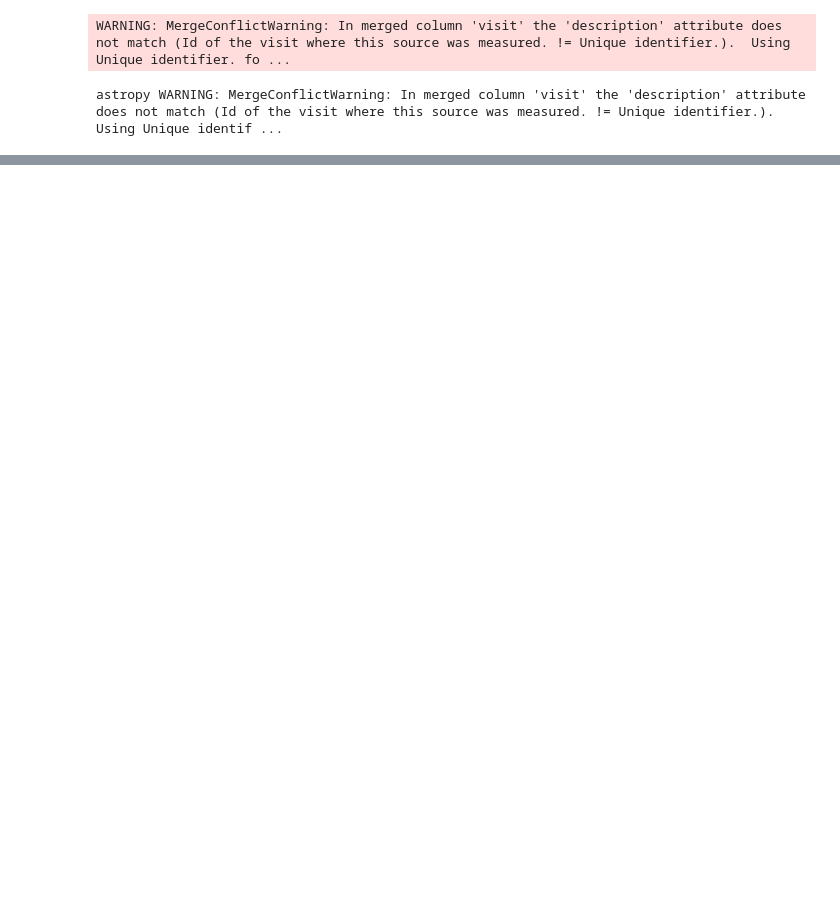
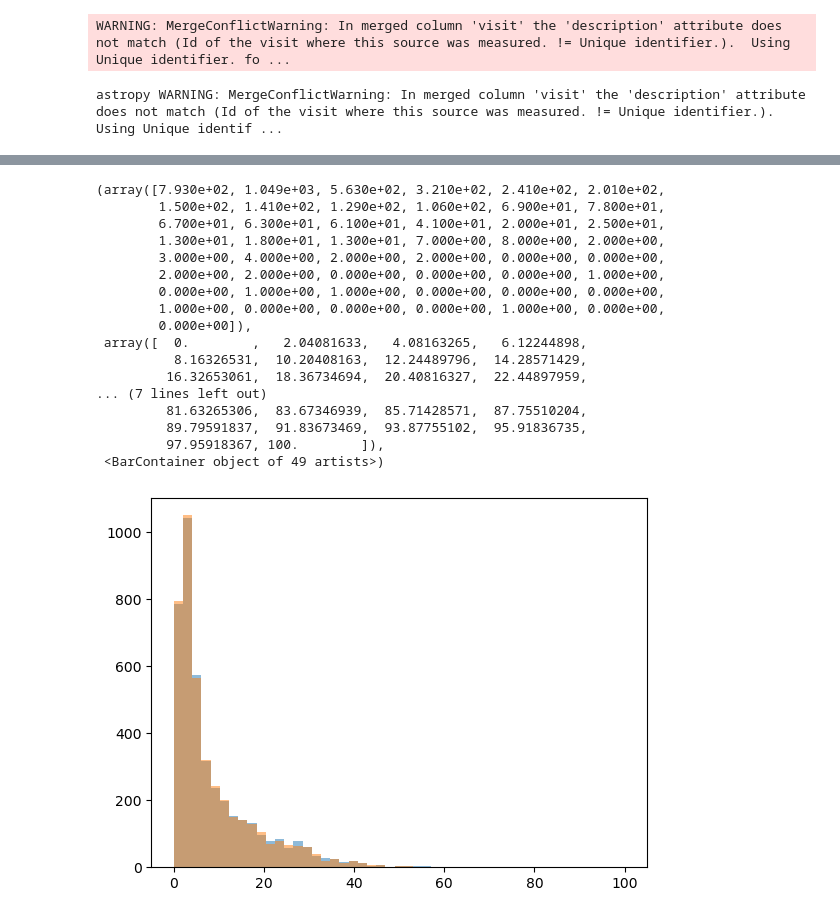
Before and after one commit to LSSTDESC/DifferentialCR, a Jupyter notebook: DP1_singleColorCorr.ipynb, the cells around one changed output, grey strips where cells are left out. Cells and saved outputs as stored; diff of their text form; code cells hidden in the pictures; blank space fills up the shorter version.

```diff
--- a/DP1_singleColorCorr.ipynb
+++ b/DP1_singleColorCorr.ipynb
@@ -367,0 +396,22 @@ for band in 'gri':
+# %%
+plt.hist(master['dR_err'] *3600 * 1000, np.linspace(0, 100), alpha = 0.5)
+plt.hist(master['raErr'] * 3600 * 1000, np.linspace(0, 100), alpha = 0.5)
+# %% [output]
+(array([7.930e+02, 1.049e+03, 5.630e+02, 3.210e+02, 2.410e+02, 2.010e+02,
+        1.500e+02, 1.410e+02, 1.290e+02, 1.060e+02, 6.900e+01, 7.800e+01,
+        6.700e+01, 6.300e+01, 6.100e+01, 4.100e+01, 2.000e+01, 2.500e+01,
+        1.300e+01, 1.800e+01, 1.300e+01, 7.000e+00, 8.000e+00, 2.000e+00,
+        3.000e+00, 4.000e+00, 2.000e+00, 2.000e+00, 0.000e+00, 0.000e+00,
+        2.000e+00, 2.000e+00, 0.000e+00, 0.000e+00, 0.000e+00, 1.000e+00,
+        0.000e+00, 1.000e+00, 1.000e+00, 0.000e+00, 0.000e+00, 0.000e+00,
+        1.000e+00, 0.000e+00, 0.000e+00, 0.000e+00, 1.000e+00, 0.000e+00,
+        0.000e+00]),
+ array([  0.        ,   2.04081633,   4.08163265,   6.12244898,
+          8.16326531,  10.20408163,  12.24489796,  14.28571429,
+         16.32653061,  18.36734694,  20.40816327,  22.44897959,
+... (7 lines left out)
+         81.63265306,  83.67346939,  85.71428571,  87.75510204,
+         89.79591837,  91.83673469,  93.87755102,  95.91836735,
+         97.95918367, 100.        ]),
+ <BarContainer object of 49 artists>)
+[figure, added]
```
Also changed, not shown: parts of 12 cells of this notebook, 2 other files.
